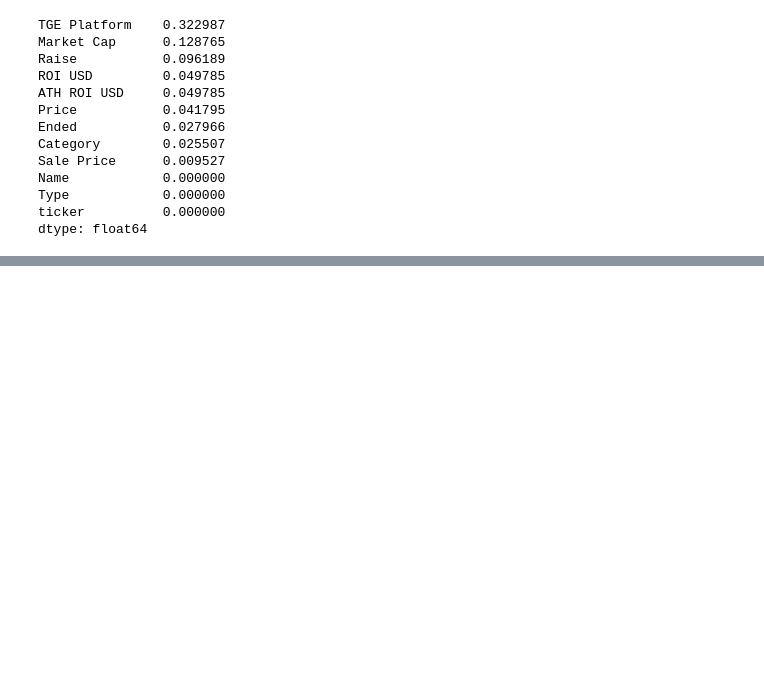
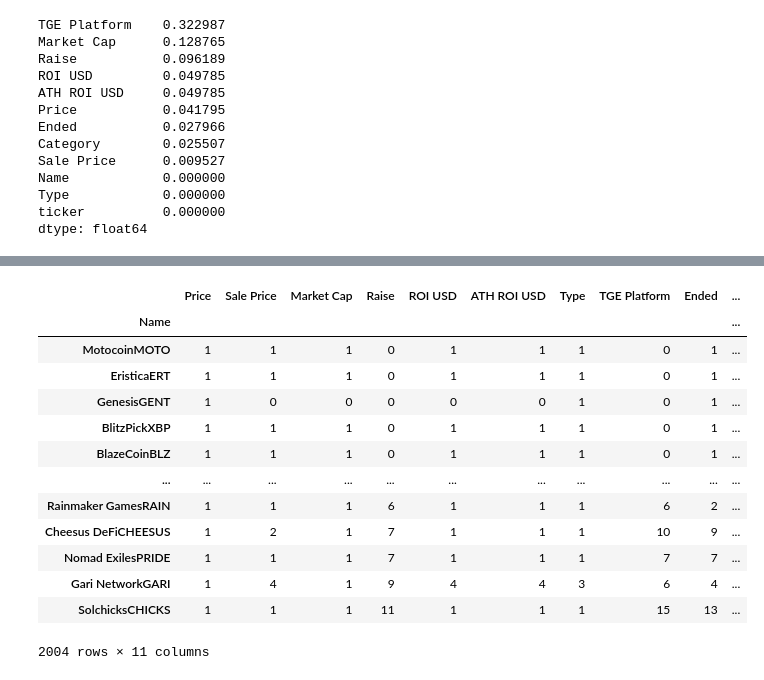
Before and after one commit to dmdp943/Web3-Project, a Jupyter notebook: notebooks/CryptoRankDataModel_vDiego.ipynb, the cells around one changed output, grey strips where cells are left out. Saved outputs shown, nothing was run; the diff lists cells and outputs as text; code cells hidden in the pictures; blank space fills up the shorter version.

```diff
--- a/notebooks/CryptoRankDataModel_vDiego.ipynb
+++ b/notebooks/CryptoRankDataModel_vDiego.ipynb
@@ -210,0 +298,7 @@ dtype: float64
+# %%
+df['Name'].replace('Heroes ChainedHeC','Heroes ChainedHEC',inplace= True)
+df['Name'].replace('FranklinFLy','FranklinFLY',inplace= True)
+df['Name'].replace('BLinkblink','BLinkBLINK',inplace= True)
+df['Name'].replace('KairosKairos','KairosKAIROS',inplace= True)
+df['Name'].replace('Quadrant ProtocoleQuad','Quadrant ProtocoleQUAD',inplace= True)
+df['Name'].replace('VikingsChainVikC','VikingsChainVIKC',inplace= True)
@@ -210,0 +311,18 @@ dtype: float64
+# %%
+VikingsChainVikC
+df['Name'].replace('Heroes ChainedHeC','Heroes ChainedHEC',inplace= True)
+# %%
+symbol_list = []
+count_double = []
+i = 0
+for cname in df['Name']:
+    inp = re.search(r'([A-Z]|\d){2,}$', cname).group(0)
+    inp = str(inp)
+    if (len(inp) > 6) & (len(inp)%2 == 0):
+       # print(inp)
+       # print(inp[0:int(len(inp)/2)])
+       # print(inp[(int(len(inp)/2)):len(inp)])
+        if (inp[0:int(len(inp)/2)]) == (inp[(int(len(inp)/2)):len(inp)]):
+            inp = inp[0:int(len(inp)/2)]
+
+    symbol_list.append(inp)
@@ -210,0 +333,2 @@ dtype: float64
+# %%
+df['symbol'] = symbol_list
@@ -210,0 +367,17 @@ dtype: float64
+# %%
+df.groupby('Name').nunique().sort_values(by='Raise')
+# %% [output]
+|  | Price | Sale Price | Market Cap | Raise | ROI USD | ATH ROI USD | Type | TGE Platform | Ended | ... |
+| Name |  |  |  |  |  |  |  |  |  | ... |
+| MotocoinMOTO | 1 | 1 | 1 | 0 | 1 | 1 | 1 | 0 | 1 | ... |
+| EristicaERT | 1 | 1 | 1 | 0 | 1 | 1 | 1 | 0 | 1 | ... |
+| GenesisGENT | 1 | 0 | 0 | 0 | 0 | 0 | 1 | 0 | 1 | ... |
+| BlitzPickXBP | 1 | 1 | 1 | 0 | 1 | 1 | 1 | 0 | 1 | ... |
+| BlazeCoinBLZ | 1 | 1 | 1 | 0 | 1 | 1 | 1 | 0 | 1 | ... |
+| ... | ... | ... | ... | ... | ... | ... | ... | ... | ... | ... |
+| Rainmaker GamesRAIN | 1 | 1 | 1 | 6 | 1 | 1 | 1 | 6 | 2 | ... |
+| Cheesus DeFiCHEESUS | 1 | 2 | 1 | 7 | 1 | 1 | 1 | 10 | 9 | ... |
+| Nomad ExilesPRIDE | 1 | 1 | 1 | 7 | 1 | 1 | 1 | 7 | 7 | ... |
+| Gari NetworkGARI | 1 | 4 | 1 | 9 | 4 | 4 | 3 | 6 | 4 | ... |
+| SolchicksCHICKS | 1 | 1 | 1 | 11 | 1 | 1 | 1 | 15 | 13 | ... |
+2004 rows × 11 columns
```
Also changed, not shown: parts of 20 cells of this notebook, 2 other files.
